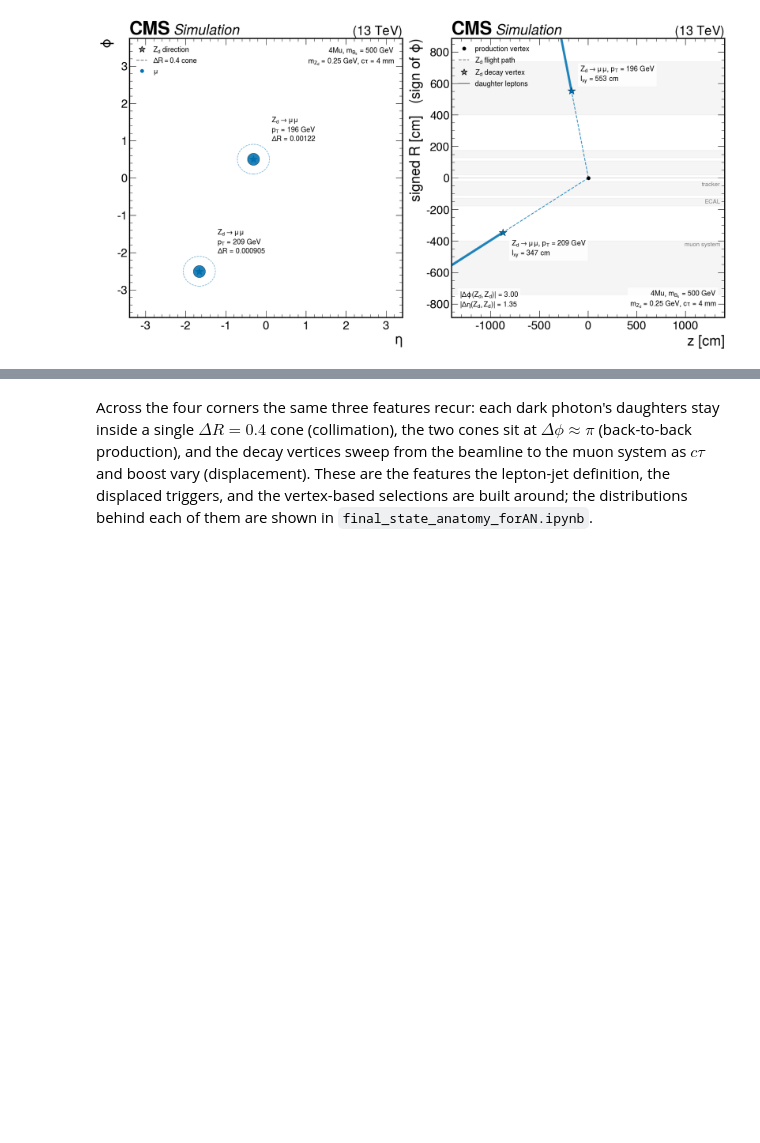
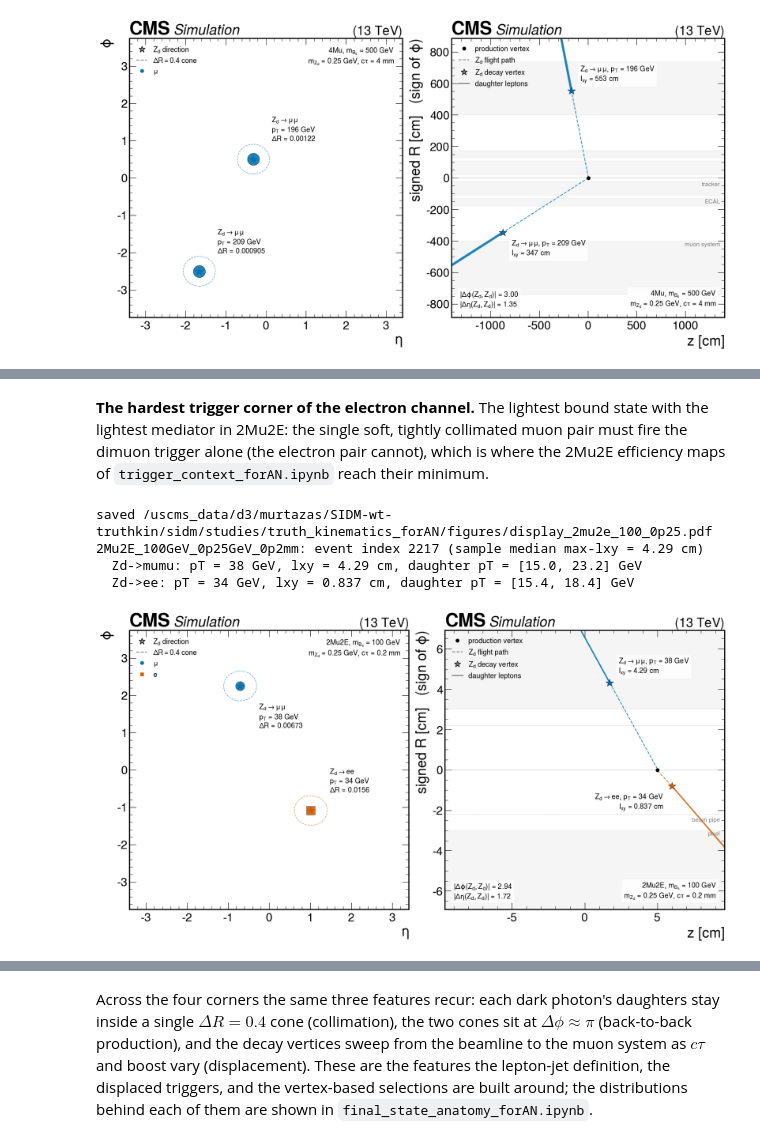
Before and after one commit to mariajose2398/SIDM, a Jupyter notebook: sidm/studies/truth_kinematics_forAN/event_displays_forAN.ipynb, the cells around one changed output, grey strips where cells are left out. Saved outputs shown, nothing was run; the diff lists cells and outputs as text; code cells hidden in the pictures; blank space fills up the shorter version.

```diff
--- a/sidm/studies/truth_kinematics_forAN/event_displays_forAN.ipynb
+++ b/sidm/studies/truth_kinematics_forAN/event_displays_forAN.ipynb
@@ -520,0 +535,10 @@ saved /uscms_data/d3/murtazas/SIDM-wt-truthkin/sidm/studies/truth_kinematics_for
+# %% [markdown]
+**The hardest trigger corner of the electron channel.** The lightest bound state with the lightest mediator in 2Mu2E: the single soft, tightly collimated muon pair must fire the dimuon trigger alone (the electron pair cannot), which is where the 2Mu2E efficiency maps of `trigger_context_forAN.ipynb` reach their minimum.
+# %%
+rec = display("2Mu2E_100GeV_0p25GeV_0p2mm", "signal_2mu2e_v10.yaml", "display_2mu2e_100_0p25")
+# %% [output]
+saved /uscms_data/d3/murtazas/SIDM-wt-truthkin/sidm/studies/truth_kinematics_forAN/figures/display_2mu2e_100_0p25.pdf
+2Mu2E_100GeV_0p25GeV_0p2mm: event index 2217 (sample median max-lxy = 4.29 cm)
+  Zd->mumu: pT = 38 GeV, lxy = 4.29 cm, daughter pT = [15.0, 23.2] GeV
+  Zd->ee: pT = 34 GeV, lxy = 0.837 cm, daughter pT = [15.4, 18.4] GeV
+[figure, added]
```
Also changed, not shown: parts of 5 cells of this notebook.
